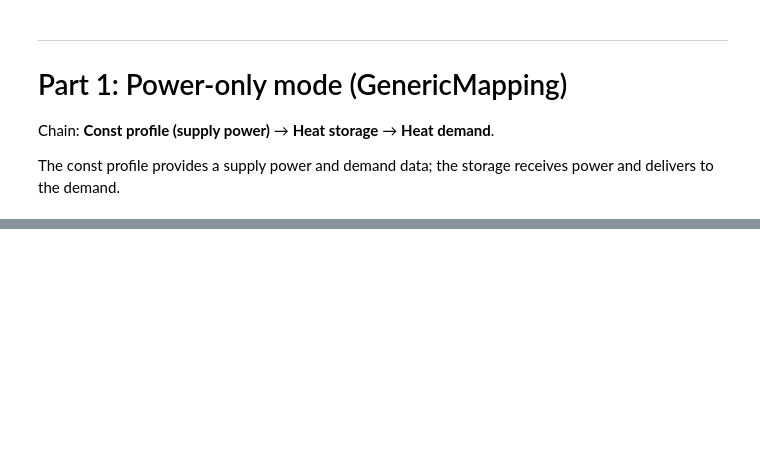
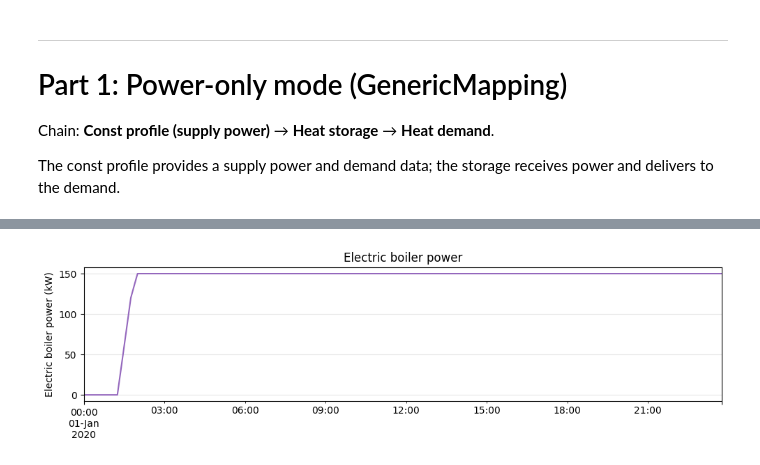
Before and after one commit to e2nIEE/pandaprosumer, a Jupyter notebook: tutorials/heat_storage_tutorial.ipynb, the cells around one changed output, grey strips where cells are left out. Saved outputs shown, nothing was run; the diff lists cells and outputs as text; code cells hidden in the pictures; blank space fills up the shorter version.

```diff
--- a/tutorials/heat_storage_tutorial.ipynb
+++ b/tutorials/heat_storage_tutorial.ipynb
@@ -163 +242,14 @@ run_timeseries(prosumer2, period_id2, verbose=False, max_iter=15, continue_on_di
+# %%
+# Electric boiler results
+res2_idx = res2[res2['name'] == 'electric_boiler'].index[0]
+df_eb2 = res2.data_source.loc[res2_idx].df
+fig, ax = plt.subplots(figsize=(10, 3))
+df_eb2.p_kw.plot(ax=ax, color='C4')
+ax.set_ylabel('Electric boiler power (kW)')
+ax.set_title('Electric boiler power')
+ax.grid(True, alpha=0.3)
+plt.tight_layout()
+plt.show()
+# %% [output]
+[figure, added]
 # %%
```
Also changed, not shown: parts of 17 cells of this notebook, 1 other file.
